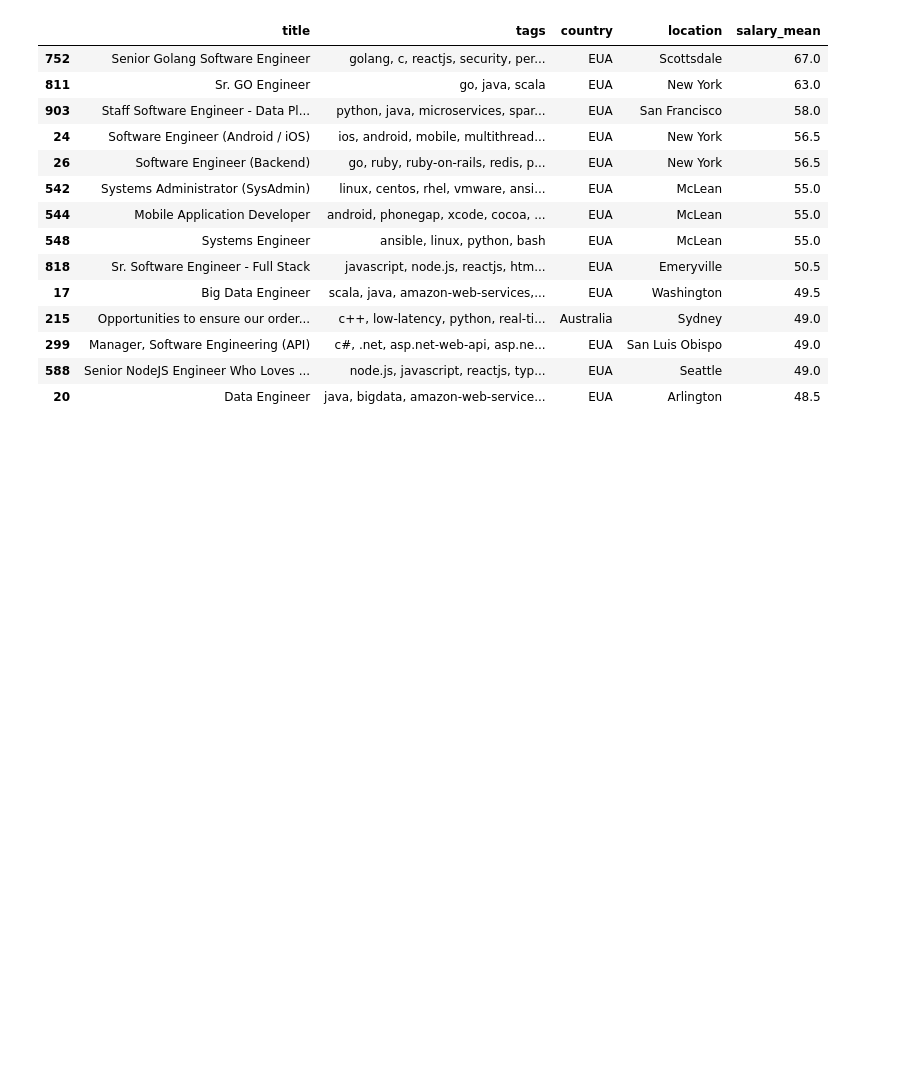
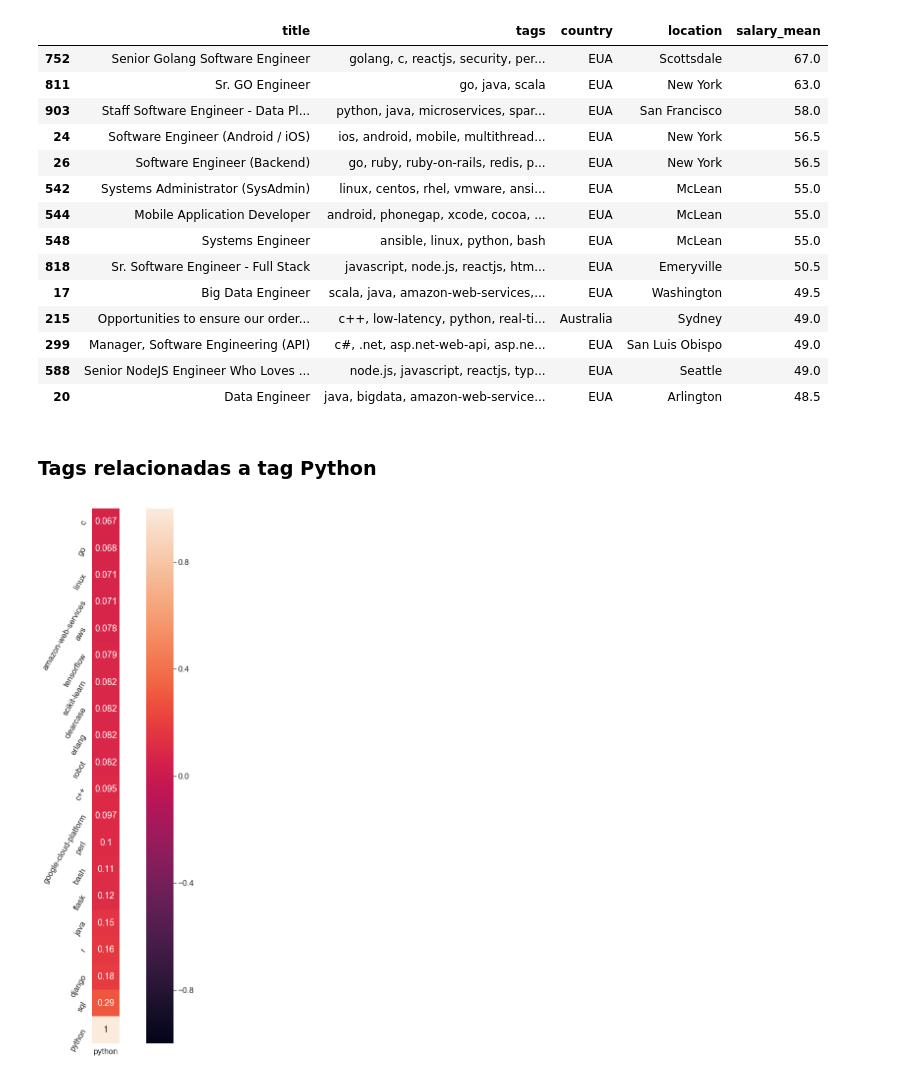
Before and after one commit to GuilhermeDomith/mineracao_de_dados, a Jupyter notebook: 03_coleta_de_dados/analise_stack_overflow_jobs.ipynb, the cells around one changed output. Saved outputs shown, nothing was run; the diff lists cells and outputs as text; code cells hidden in the pictures; blank space fills up the shorter version.

```diff
--- a/03_coleta_de_dados/analise_stack_overflow_jobs.ipynb
+++ b/03_coleta_de_dados/analise_stack_overflow_jobs.ipynb
@@ -227,3 +229,23 @@ df_unq_eua[df_unq_eua.salary_mean > 48].sort_values('salary_mean', ascending=Fal
 | 299 | Manager, Software Engineering (API) | c#, .net, asp.net-web-api, asp.ne... | EUA | San Luis Obispo | 49.0 |
 | 588 | Senior NodeJS Engineer Who Loves ... | node.js, javascript, reactjs, typ... | EUA | Seattle | 49.0 |
 | 20 | Data Engineer | java, bigdata, amazon-web-service... | EUA | Arlington | 48.5 |
+# %% [markdown]
+### Tags relacionadas a tag Python
+# %%
+def correlacao_tag(tag):
+    x, y = plt.subplots(figsize=(20, 20))
+
+    g = sns.heatmap(
+        #matriz_correlacao,
+        pd.DataFrame(df_tags.fillna(0).corr()[ tag ]).sort_values(tag)[-20:],
+        annot=True,
+        square=True,
+        vmax=1,
+        vmin=-1,
+    );
+
+    return g.set_yticklabels(g.get_yticklabels(), rotation =60)
+# %%
+correlacao_tag('python');
+# %% [output]
+[figure, added]
```
Also changed, not shown: parts of 13 cells of this notebook, 3 other files.
